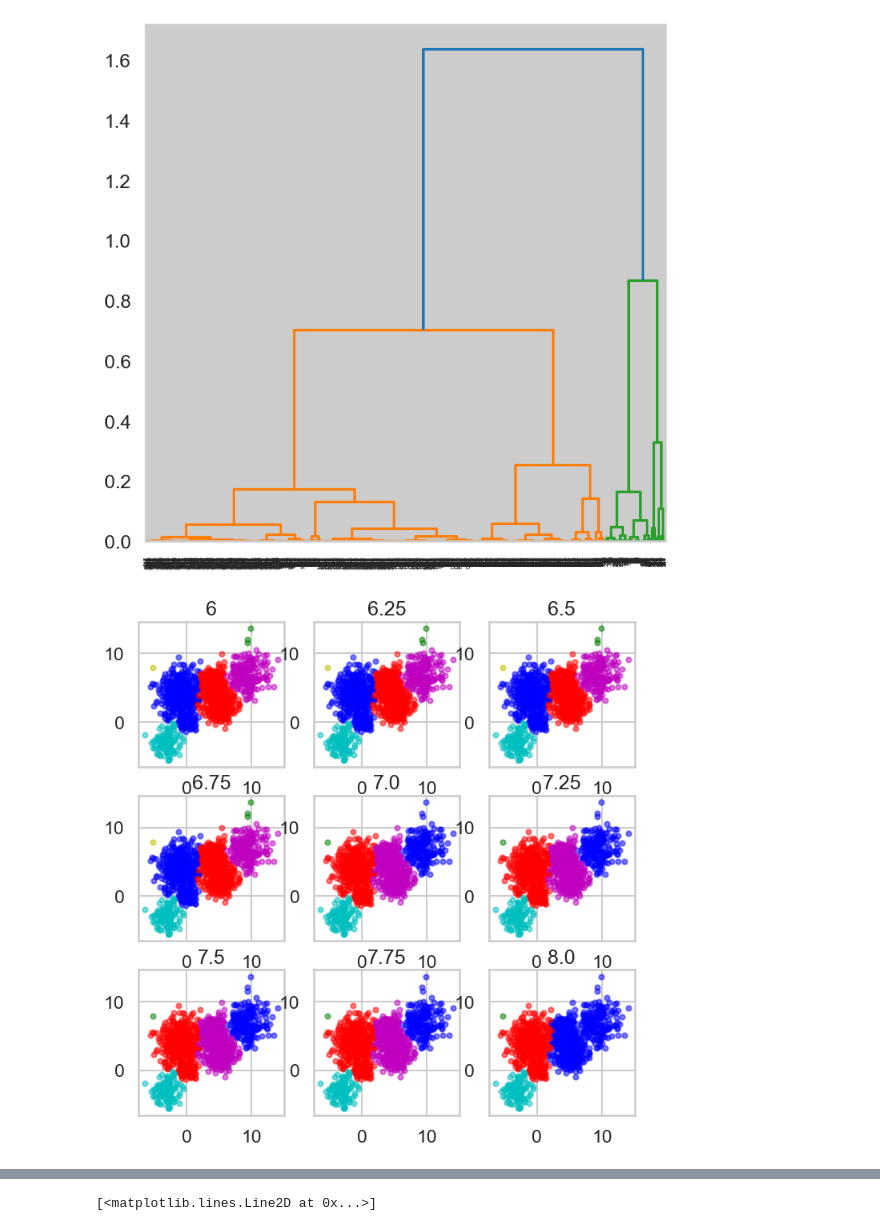
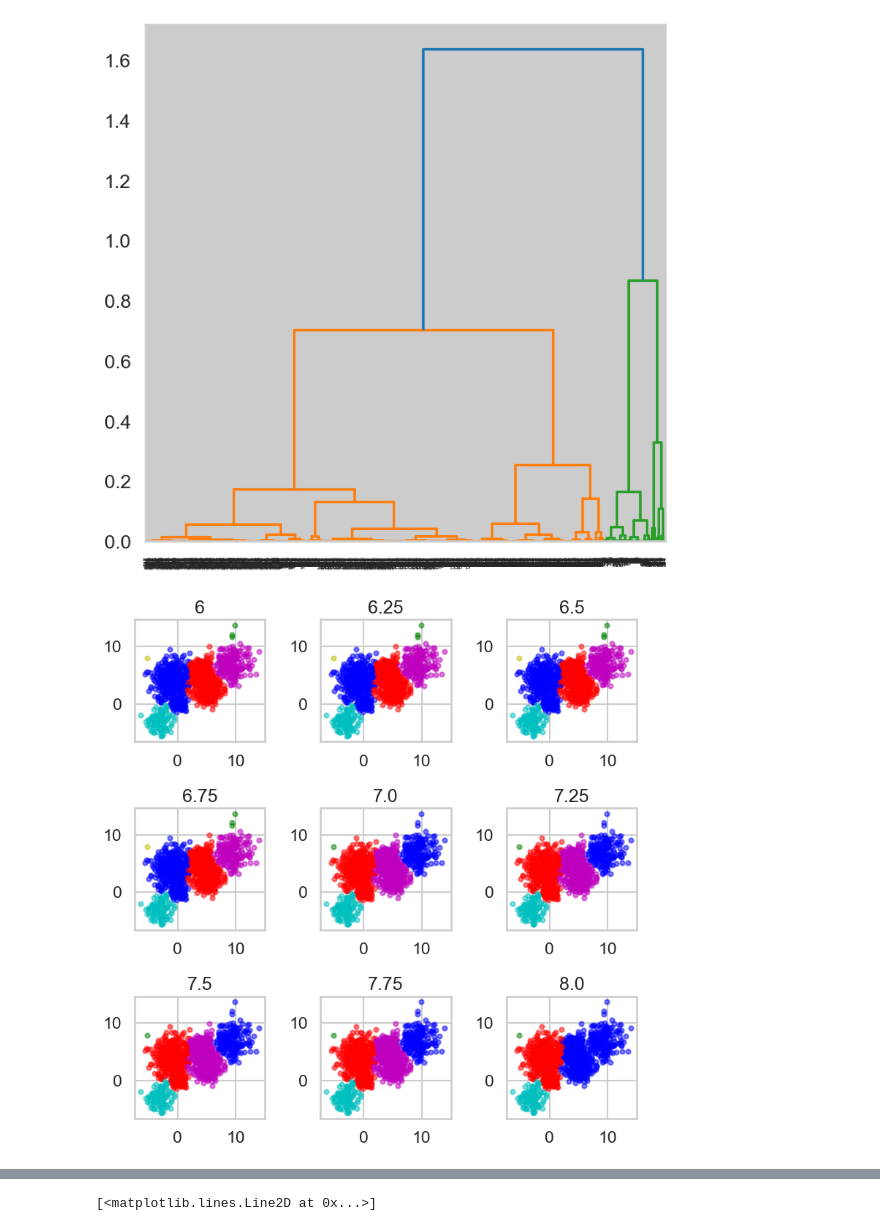
Before and after one commit to AhmedMagdyIbrahim/Machine-Learning, a Jupyter notebook: AhmedMagdyMLproject.ipynb, the cells around one changed output, grey strips where cells are left out. Drawn from its saved outputs; the diff is of its cells as text; code cells hidden in the pictures.

```diff
--- a/AhmedMagdyMLproject.ipynb
+++ b/AhmedMagdyMLproject.ipynb
@@ -166,6 +167,7 @@ for m in range(9):
     #4.2-
     labels = hierarchical_cluster.fit_predict(Multi_blob_Data)
     plt.subplot(3,3,m+1)
+    plt.tight_layout()
     plt.title(label=round(x, 2))
     display_cluster(Multi_blob_Data,hierarchical_cluster,hierarchical_cluster.n_clusters_)
     #print(x)
@@ -180,6 +182,7 @@ for m in range(9):
     #4.2-
     labels = hierarchical_cluster.fit_predict(Multi_blob_Data)
     plt.subplot(3,3,m+1)
+    plt.tight_layout()
     plt.title(label=round(x, 2))
     display_cluster(Multi_blob_Data,hierarchical_cluster,hierarchical_cluster.n_clusters_)
     #print(x)
@@ -215,6 +218,7 @@ for m in range(9):
     #4.2-
     labels = hierarchical_cluster.fit_predict(Multi_blob_Data)
     plt.subplot(3,3,m+1)
+    plt.tight_layout()
     plt.title(label=round(x, 2))
     display_cluster(Multi_blob_Data,hierarchical_cluster,hierarchical_cluster.n_clusters_)
     #print(x)
@@ -228,6 +232,7 @@ for m in range(9):
     #4.2-
     labels = hierarchical_cluster.fit_predict(Multi_blob_Data)
     plt.subplot(3,3,m+1)
+    plt.tight_layout()
     plt.title(label=round(x, 2))
     display_cluster(Multi_blob_Data,hierarchical_cluster,hierarchical_cluster.n_clusters_)
     #print(x)
@@ -256,14 +261,15 @@ plt.show()
 # %%
 x=6
 for m in range(9):
     hierarchical_cluster = AgglomerativeClustering(n_clusters=None, distance_threshold=x, affinity='manhattan', linkage='average')
     labels = hierarchical_cluster.fit_predict(Multi_blob_Data)
     plt.subplot(3,3,m+1)
+    plt.tight_layout()
     plt.title(label=round(x, 2))
     display_cluster(Multi_blob_Data,hierarchical_cluster,hierarchical_cluster.n_clusters_)
     x=x+0.25
 # %% [output]
-[figure, old version]
+[figure, new version]
 # %%
 x=8.25
 for m in range(9):
```
Also changed, not shown: parts of 26 cells of this notebook.
